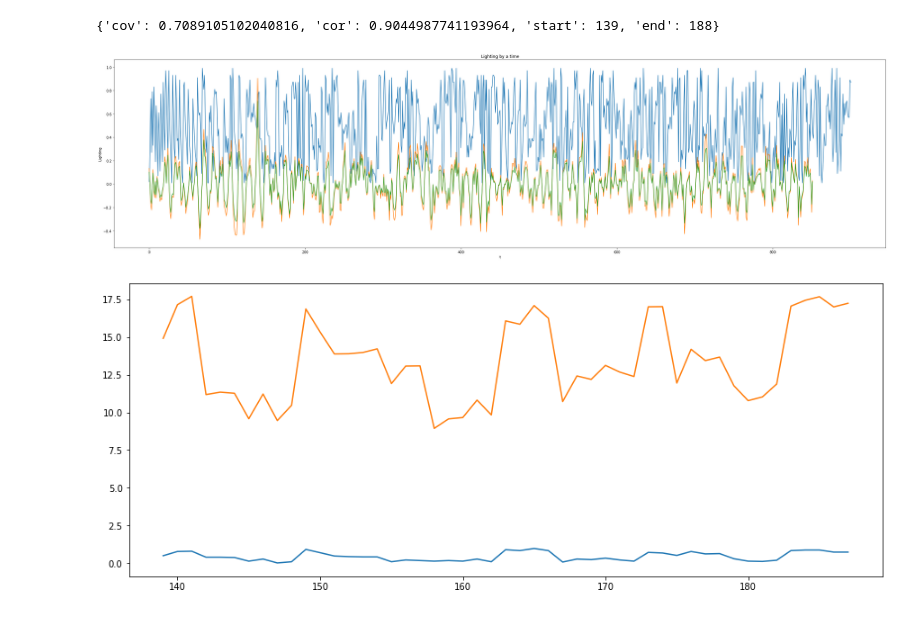
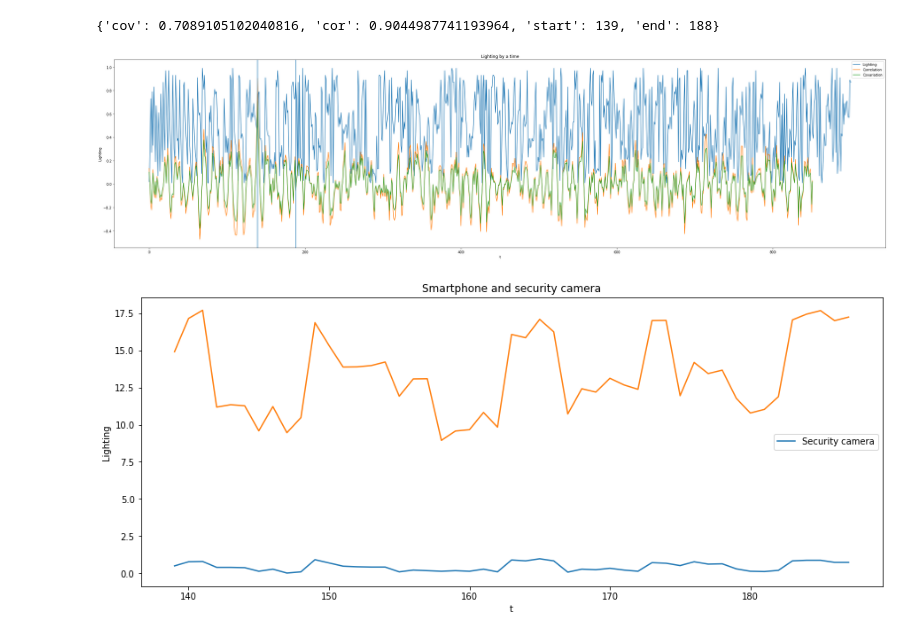
Before and after one commit to VadymBerezdetskyi/cor-cov-analysis, a Jupyter notebook: index.ipynb, the cells around one changed output. Cells and saved outputs as stored; diff of their text form; code cells hidden in the pictures.

Commit message:
Fix plots

```diff
--- a/index.ipynb
+++ b/index.ipynb
@@ -41,18 +41,27 @@ plt.plot(range(len(covYs)), covYs, label='Covariation')
 plt.xlabel('t')
 plt.ylabel('Lighting')
 plt.title('Lighting by a time')
+plt.legend()
+
+plt.axvline(x=best['start'])
+plt.axvline(x=best['end'])
 
 plt.show()
 # %% [output]
-[figure, old version]
+[figure, new version]
 # %%
 plt.rcParams['figure.figsize'] = [15, 6]
 
 Xres = Xs[best['start']:best['end']]
 Xaxis = np.arange(best['start'], best['end'])
 plt.plot(Xaxis, Xres, label='Security camera')
-plt.plot(Xaxis, Ys)
+plt.plot(Xaxis, Ys, label='Smartphone camera')
+
+plt.xlabel('t')
+plt.ylabel('Lighting')
+plt.title('Smartphone and security camera')
+plt.legend()
 
 plt.show()
 # %% [output]
-[figure, old version]
+[figure, new version]
```
